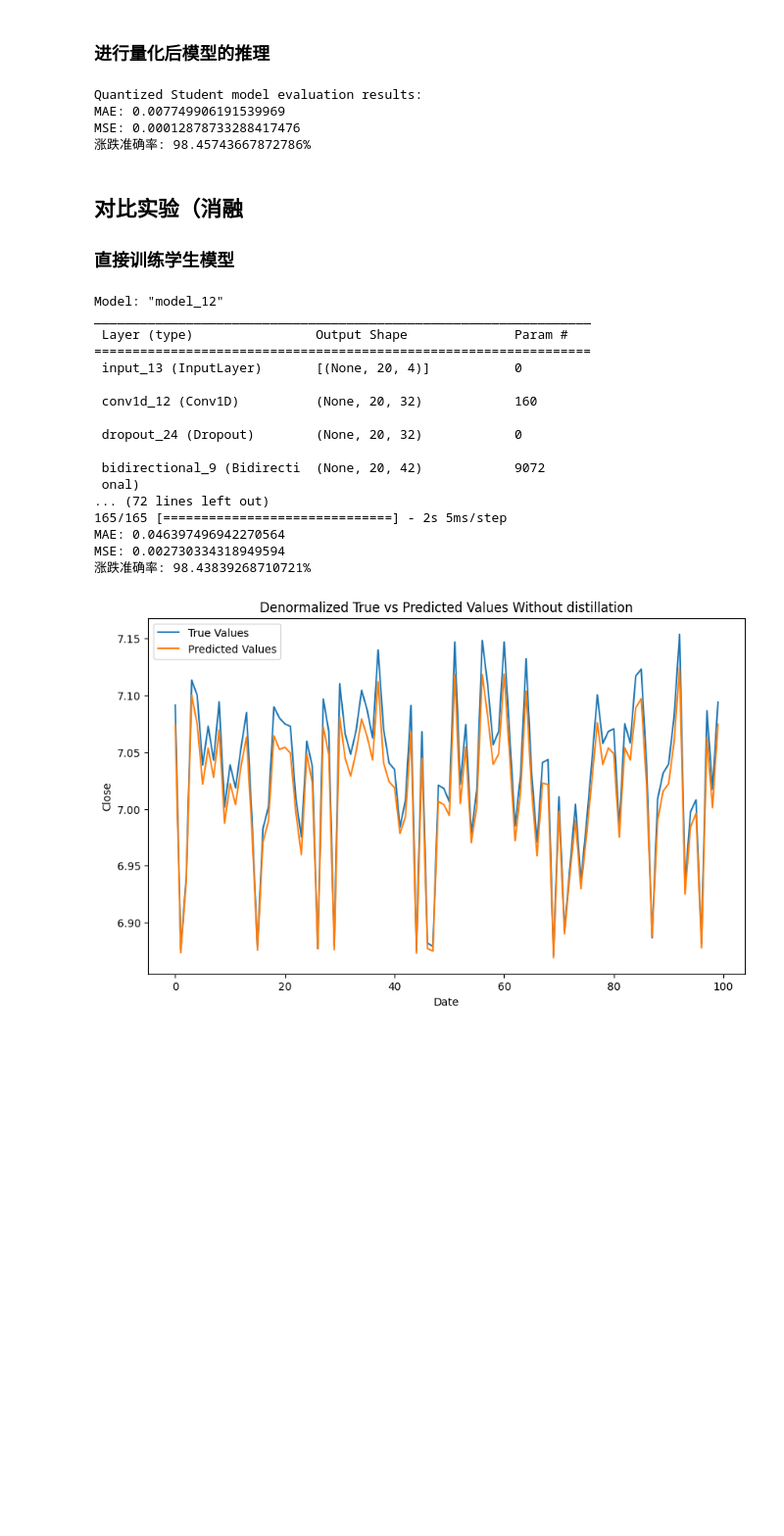
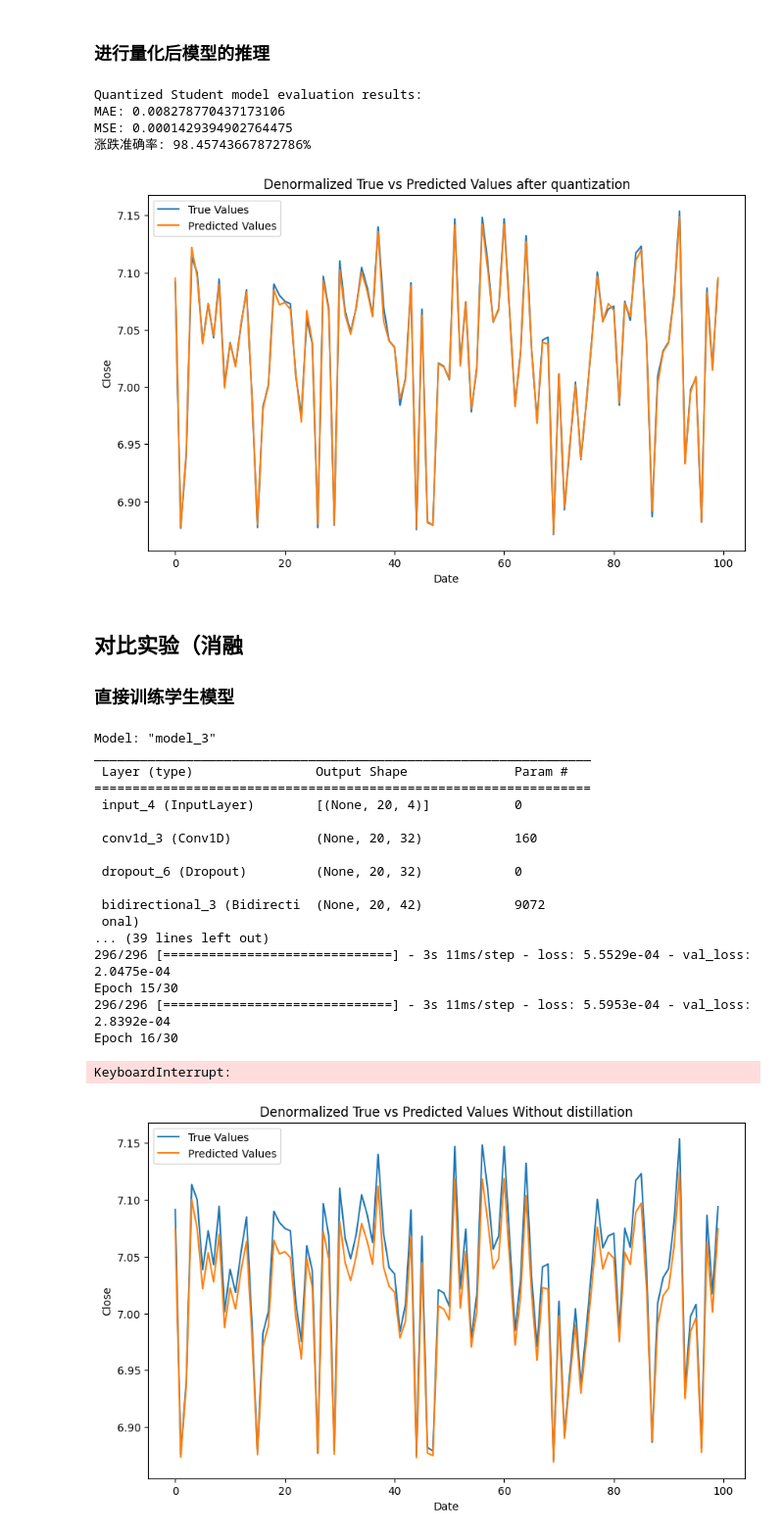
Before and after one commit to ZWN2001/CNN-BiLSTM-Attention-K-Line-Prediction, a Jupyter notebook: predict_T+1_tf2.ipynb, the cells around one changed output. Shown: that part at 98% size. Drawn from its saved outputs; the diff is of its cells as text; code cells hidden in the pictures; blank space fills up the shorter version.

```diff
--- a/predict_T+1_tf2.ipynb
+++ b/predict_T+1_tf2.ipynb
@@ -511,25 +515,34 @@ def run_tflite_model(tflite_file, test_image_indices):
 
     return predictions
 
-# 用于评估量化后的模型
-def evaluate_model(tflite_file, model_type):
-    test_image_indices = range(test_X.shape[0])
-    predictions = run_tflite_model(tflite_file, test_image_indices)
 
-    mae, mse, accuracy = calculate_metrics(test_Y, predictions)
+test_indices = range(test_X.shape[0])
+predictions = run_tflite_model(tflite_model_quant_file, test_indices)
+mae_quant, mse_quant, accuracy_quant = calculate_metrics(test_Y, predictions)
 
-    print(f'{model_type} model evaluation results:')
-    print(f"MAE: {mae}")
-    print(f"MSE: {mse}")
-    print(f"涨跌准确率: {accuracy}%")
-
-# 评估量化后的学生模型
-evaluate_model(tflite_model_quant_file, model_type="Quantized Student")
+print(f'Quantized Student model evaluation results:')
+print(f"MAE: {mae_quant}")
+print(f"MSE: {mse_quant}")
+print(f"涨跌准确率: {accuracy_quant}%")
 # %% [output]
 Quantized Student model evaluation results:
-MAE: 0.007749906191539969
-MSE: 0.00012878733288417476
+MAE: 0.008278770437173106
+MSE: 0.0001429394902764475
 涨跌准确率: 98.45743667872786%
+# %%
+pred_Y_denormalized_quant = FNormalizeMult(predictions, normalize)
+test_Y_denormalized_quant = FNormalizeMult(test_Y, normalize)
+# 绘制预测值和真实值
+plt.figure(figsize=(10, 6))
+plt.plot(test_Y_denormalized_quant[:100, 1], label='True Values')
+plt.plot(pred_Y_denormalized_quant[:100, 1], label='Predicted Values')
+plt.title('Denormalized True vs Predicted Values after quantization')
+plt.xlabel('Date')
+plt.ylabel('Close')
+plt.legend()
+plt.show()
+# %% [output]
+[figure, added]
 # %% [markdown]
 ## 对比实验（消融
 ### 直接训练学生模型
@@ -576,34 +589,35 @@ m.summary()
 m.compile(optimizer='adam', loss='mse')
 m.fit([train_X], train_Y, epochs=epoch, batch_size=64, validation_split=0.1)
 # 使用测试集进行预测
-pred_Y = m.predict(test_X)
+pred_Y_student_direct = m.predict(test_X)
 
-pred_Y_denormalized = FNormalizeMult(pred_Y, normalize)
-test_Y_denormalized = FNormalizeMult(test_Y, normalize)
+pred_Y_denormalized_student_direct = FNormalizeMult(pred_Y_student_direct, normalize)
+test_Y_denormalized_student_direct = FNormalizeMult(test_Y, normalize)
 
 # 使用示例
-mae, mse, accuracy = calculate_metrics(test_Y, pred_Y)
-print(f"MAE: {mae}")
-print(f"MSE: {mse}")
-print(f"涨跌准确率: {accuracy}%")
+mae_student_direct, mse_student_direct, accuracy_student_direct = calculate_metrics(test_Y, pred_Y_student_direct)
+print(f"MAE: {mae_student_direct}")
+print(f"MSE: {mse_student_direct}")
+print(f"涨跌准确率: {accuracy_student_direct}%")
 # %% [output]
-Model: "model_12"
+Model: "model_3"
 _________________________________________________________________
  Layer (type)                Output Shape              Param #
 =================================================================
- input_13 (InputLayer)       [(None, 20, 4)]           0
+ input_4 (InputLayer)        [(None, 20, 4)]           0
 
- conv1d_12 (Conv1D)          (None, 20, 32)            160
+ conv1d_3 (Conv1D)           (None, 20, 32)            160
 
- dropout_24 (Dropout)        (None, 20, 32)            0
+ dropout_6 (Dropout)         (None, 20, 32)            0
 
- bidirectional_9 (Bidirecti  (None, 20, 42)            9072
+ bidirectional_3 (Bidirecti  (None, 20, 42)            9072
  onal)
-... (72 lines left out)
-165/165 [==============================] - 2s 5ms/step
-MAE: 0.046397496942270564
-MSE: 0.002730334318949594
-涨跌准确率: 98.43839268710721%
+... (39 lines left out)
+296/296 [==============================] - 3s 11ms/step - loss: 5.5529e-04 - val_loss: 2.0475e-04
+Epoch 15/30
+296/296 [==============================] - 3s 11ms/step - loss: 5.5953e-04 - val_loss: 2.8392e-04
+Epoch 16/30
+KeyboardInterrupt:
 # %%
 # 绘制预测值和真实值
 plt.figure(figsize=(10, 6))
```
Also changed, not shown: parts of 10 cells of this notebook, 10 other files.
